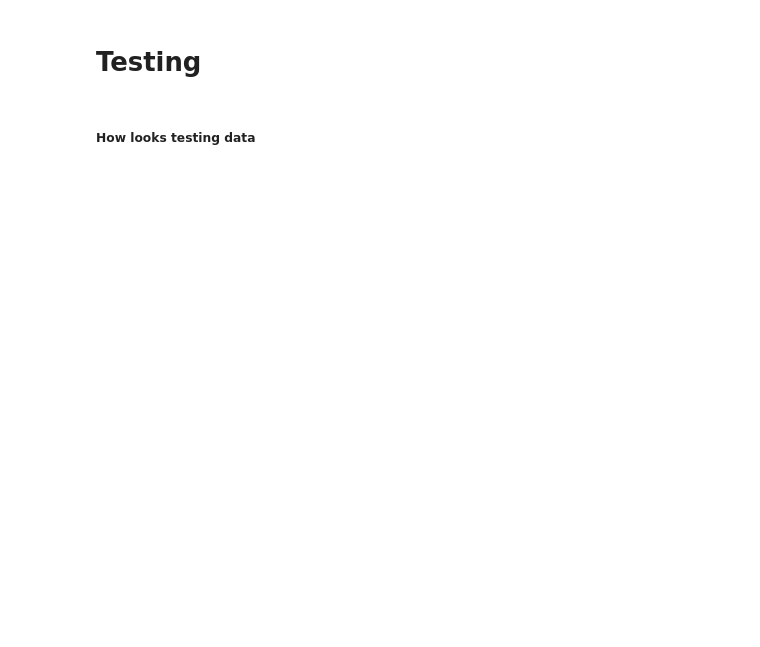
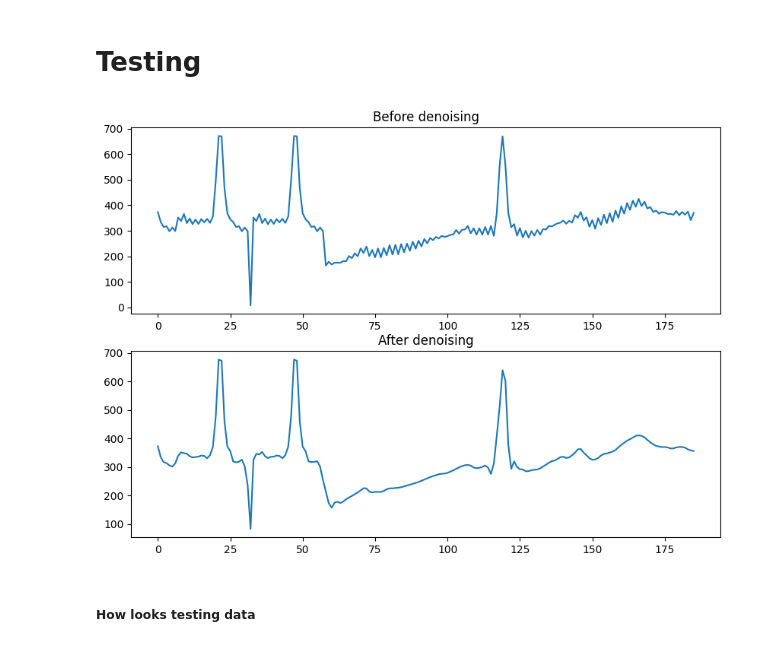
Before and after one commit to kSuroweczka/Arrhythmia, a Jupyter notebook: ArrhythmiaDetection.ipynb, the cells around one changed output. Cells and saved outputs as stored; diff of their text form; code cells hidden in the pictures; blank space fills up the shorter version.

```diff
--- a/ArrhythmiaDetection.ipynb
+++ b/ArrhythmiaDetection.ipynb
@@ -500,6 +635,19 @@ with open('cardiogram_1.log', 'r') as file:
 log_data = [line.strip() for line in log_data]
 log_data = [line for line in log_data if line]
 log_data = [float(line) for line in log_data]
+# %%
+denoised_ecg_signal = denoise_ecg(log_data)
+plt.figure(figsize=(10, 7))
+plt.subplot(2, 1, 1)
+plt.plot(log_data[:186])
+plt.title("Before denoising")
+
+plt.subplot(2, 1, 2 )
+plt.plot(denoised_ecg_signal[:186])
+plt.title("After denoising")
+plt.show()
+# %% [output]
+[figure, added]
 # %% [markdown]
 ##### How looks testing data
 # %%
```
Also changed, not shown: parts of 39 cells of this notebook, 4 other files.
